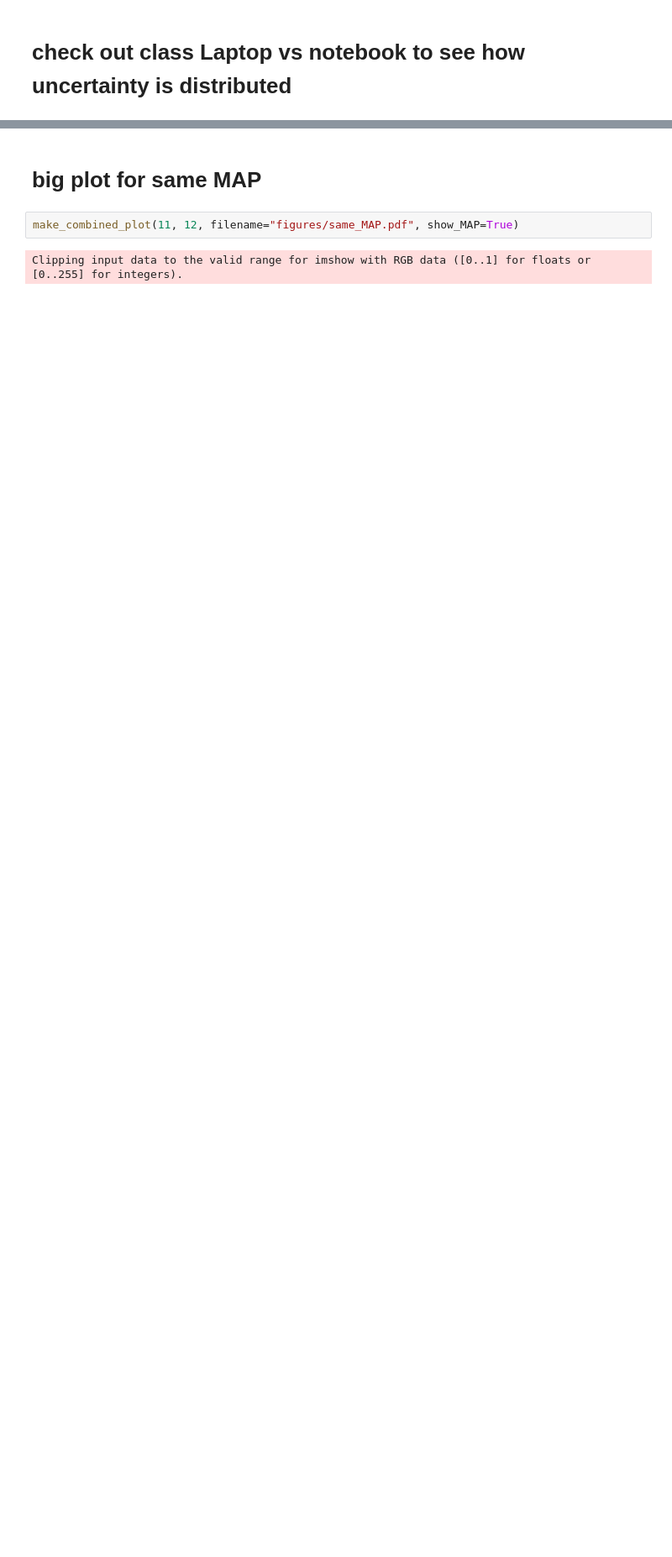
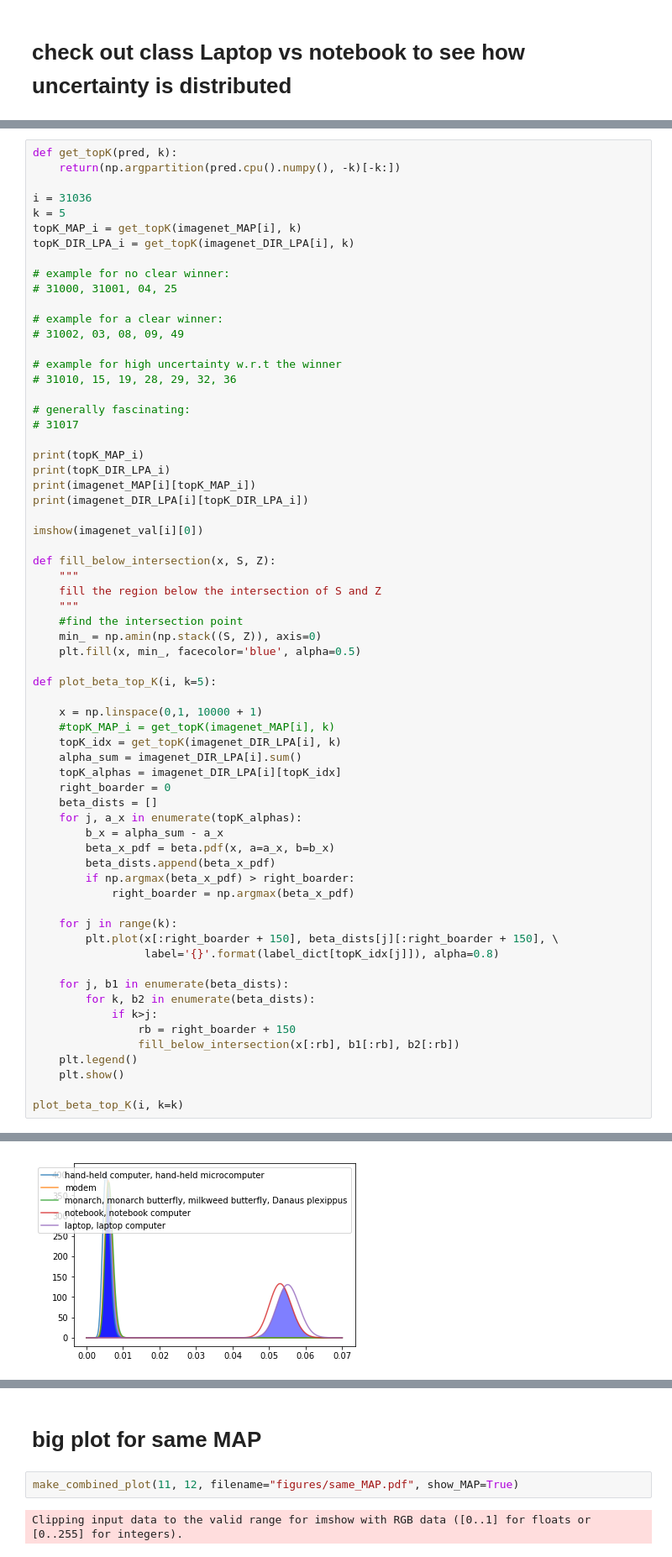
Before and after one commit to ross-Hr/master2020, a Jupyter notebook: 2019-10-Laplace_Bridge/exp/Experiment3_ImageNet_DenseNet.ipynb, the cells around one changed output, grey strips where cells are left out. Shown at 84% size. Saved outputs shown, nothing was run; the diff lists cells and outputs as text; blank space fills up the shorter version.

```diff
--- a/2019-10-Laplace_Bridge/exp/Experiment3_ImageNet_DenseNet.ipynb
+++ b/2019-10-Laplace_Bridge/exp/Experiment3_ImageNet_DenseNet.ipynb
@@ -913,0 +994,66 @@ Clipping input data to the valid range for imshow with RGB data ([0..1] for floa
+# %%
+def get_topK(pred, k):
+    return(np.argpartition(pred.cpu().numpy(), -k)[-k:])
+
+i = 31036
+k = 5
+topK_MAP_i = get_topK(imagenet_MAP[i], k)
+topK_DIR_LPA_i = get_topK(imagenet_DIR_LPA[i], k)
+
+# example for no clear winner:
+# 31000, 31001, 04, 25
+
+# example for a clear winner:
+# 31002, 03, 08, 09, 49
+
+# example for high uncertainty w.r.t the winner
+# 31010, 15, 19, 28, 29, 32, 36
+
+# generally fascinating:
+# 31017
+
+print(topK_MAP_i)
+print(topK_DIR_LPA_i)
+print(imagenet_MAP[i][topK_MAP_i])
+print(imagenet_DIR_LPA[i][topK_DIR_LPA_i])
+
+imshow(imagenet_val[i][0])
+
+def fill_below_intersection(x, S, Z):
+    """
+    fill the region below the intersection of S and Z
+    """
+    #find the intersection point
+    min_ = np.amin(np.stack((S, Z)), axis=0)
+    plt.fill(x, min_, facecolor='blue', alpha=0.5)
+
+def plot_beta_top_K(i, k=5):
+
+    x = np.linspace(0,1, 10000 + 1)
+    #topK_MAP_i = get_topK(imagenet_MAP[i], k)
+    topK_idx = get_topK(imagenet_DIR_LPA[i], k)
+    alpha_sum = imagenet_DIR_LPA[i].sum()
+    topK_alphas = imagenet_DIR_LPA[i][topK_idx]
+    right_boarder = 0
+    beta_dists = []
+    for j, a_x in enumerate(topK_alphas):
+        b_x = alpha_sum - a_x
+        beta_x_pdf = beta.pdf(x, a=a_x, b=b_x)
+        beta_dists.append(beta_x_pdf)
+        if np.argmax(beta_x_pdf) > right_boarder:
+            right_boarder = np.argmax(beta_x_pdf)
+
+    for j in range(k):
+        plt.plot(x[:right_boarder + 150], beta_dists[j][:right_boarder + 150], \
+                 label='{}'.format(label_dict[topK_idx[j]]), alpha=0.8)
+
+    for j, b1 in enumerate(beta_dists):
+        for k, b2 in enumerate(beta_dists):
+            if k>j:
+                rb = right_boarder + 150
+                fill_below_intersection(x[:rb], b1[:rb], b2[:rb])
+    plt.legend()
+    plt.show()
+
+plot_beta_top_K(i, k=k)
+# %% [output]
@@ -914,3 +1066,4 @@ Clipping input data to the valid range for imshow with RGB data ([0..1] for floa
+[figure, added]
 # %%
 mean = torch.Tensor([0.485, 0.456, 0.406])
 std = torch.Tensor([0.229, 0.224, 0.225])
```
Also changed, not shown: parts of 24 cells of this notebook, 6 other files.
